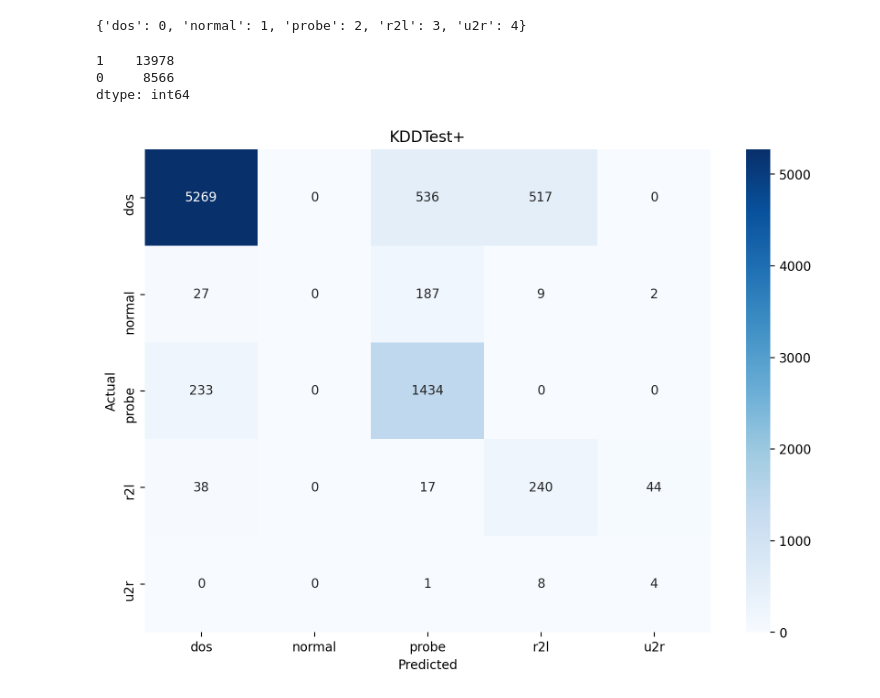
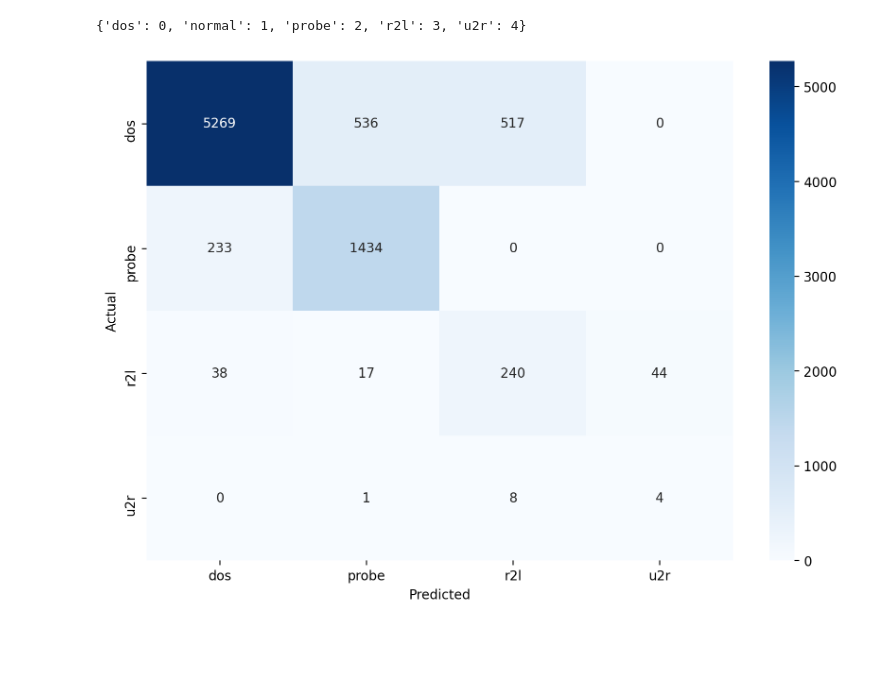
Before and after one commit to Miora2020/AE-DNN-Classification, a Jupyter notebook: XGBoost + AE + DNN.ipynb, the cells around one changed output. Cells and saved outputs as stored; diff of their text form; code cells hidden in the pictures; blank space fills up the shorter version.

```diff
--- a/XGBoost + AE + DNN.ipynb
+++ b/XGBoost + AE + DNN.ipynb
@@ -322,9 +299,9 @@ def prep_2_class(df, add = True):
 # %% [markdown]
 #### Splitting KDDTrain+ dataset:
 # %%
-X_train, y_train, train_label_mapping, train_labels = prep_2_class(train_set, False)
+X_train, y_train, train_label_mapping, train_labels = prep_2_class(train_set, add=False)
 # %%
-X_train4, y_train4, train_label_mapping4, train_labels4, train_label_mapping5, train_labels5 = prep_4_class(train_set, False)
+X_train4, y_train4, train_label_mapping4, train_labels4, train_label_mapping5, train_labels5 = prep_4_class(train_set, add=False)
 # %% [markdown]
 #### Splitting KDDTest+ dataset:
 # %%
@@ -821,6 +618,6 @@ def metrics5(y, pred):
 # %%
-def realign_pred(p):
-    return [x+1 if x != 0 else 0 for x in p]
+def realign_labels_neg(p):
+    return [x-1 if x != 0 else 0 for x in p]
 # %% [markdown]
 ### KDDTest+
 # %%
@@ -894,10 +679,0 @@ i_test = yhat_test_binary.copy()
-# %%
-pd.DataFrame(i_test).value_counts()
-# %% [output]
-1    13978
-0     8566
-dtype: int64
-# %%
-i_test4 = [i for i, p in enumerate(i_test) if p == 0]
-X_test_b = X_test.iloc[i_test4]
-test_labels_b = test_labels5.iloc[i_test4]
@@ -910,10 +680,22 @@ cm_test_b = tf.math.confusion_matrix(labels = test_labels_b,
 # %%
+i_test = yhat_test_binary.copy()
+int_4 = (test_labels4.index).intersection(i_test4)
+X_test_w = X_test.iloc[int_4]
+test_labels_w = test_labels5.iloc[int_4]
+
+yhat_test_w = dnn.predict(X_test_w)
+yhat_test_labels_w = [np.argmax(i) for i in yhat_test_w]
+test_labels_w_ = realign_labels_neg(test_labels_w['category'])
+cm_test_w = tf.math.confusion_matrix(labels = test_labels_w_,
+                               predictions = yhat_test_labels_w)
+
+
 plt.figure(figsize =(10,7), dpi = 200)
-plt.title('KDDTest+')
-sns.heatmap(cm_test_b, annot=True, fmt='d', cmap = 'Blues',
-           xticklabels = test_label_mapping5.keys(),
-           yticklabels = test_label_mapping5.keys())
+#plt.title('KDDTest+')
+sns.heatmap(cm_test_w, annot=True, fmt='d', cmap = 'Blues',
+           xticklabels = test_label_mapping4.keys(),
+           yticklabels = test_label_mapping4.keys())
 plt.xlabel('Predicted')
 plt.ylabel('Actual');
 # %% [output]
-[figure, old version]
+[figure, new version]
```
Also changed, not shown: parts of 96 cells of this notebook.
